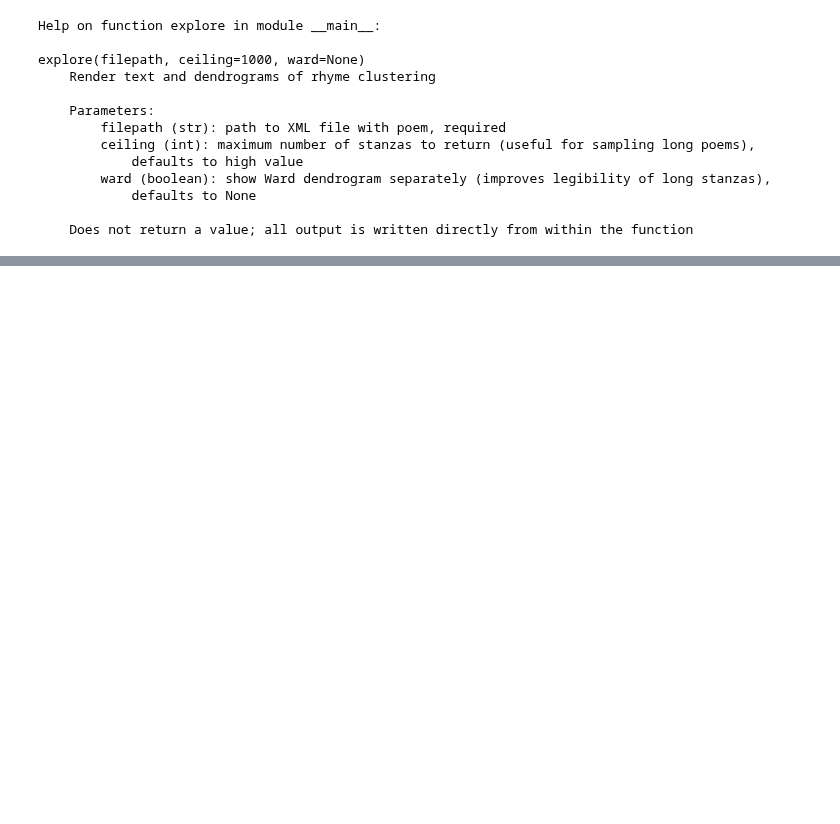
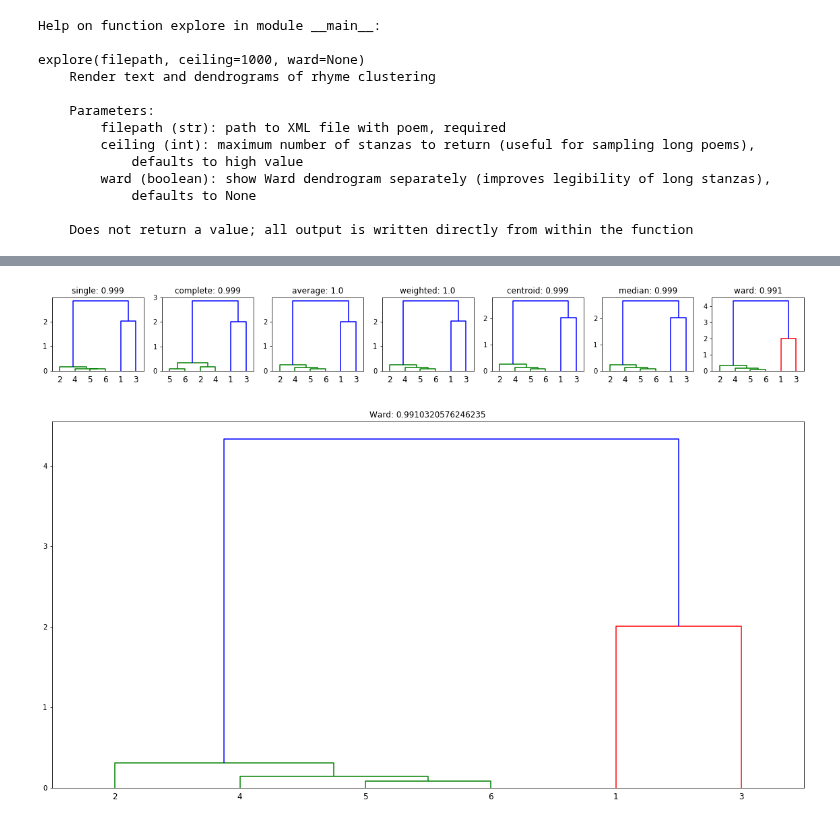
Before and after one commit to Data-Science-for-Linguists-2019/russian_rhyme, a Jupyter notebook: dev/samples.ipynb, the cells around one changed output, grey strips where cells are left out. Cells and saved outputs as stored; diff of their text form; code cells hidden in the pictures; blank space fills up the shorter version.

Commit message:
minor changes i samples.ipynb from rerunnin

```diff
--- a/dev/samples.ipynb
+++ b/dev/samples.ipynb
@@ -412,3 +412,6 @@ explore(filepath, ceiling=1000, ward=None)
             defaults to None
 
     Does not return a value; all output is written directly from within the function
+# %%
+explore("data_samples/brjusov_voron.xml", 1, True)
+# %% [output]
@@ -414,0 +426,2 @@ explore(filepath, ceiling=1000, ward=None)
+[figure, added]
+[figure, added]
```
Also changed, not shown: parts of 8 cells of this notebook.
